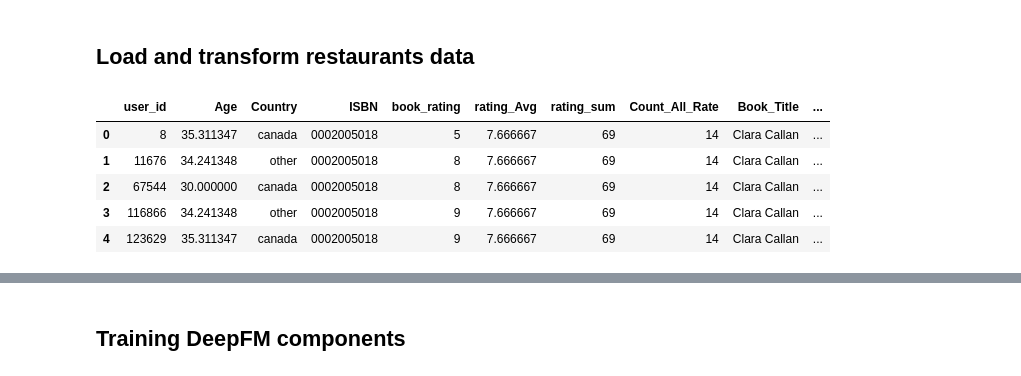
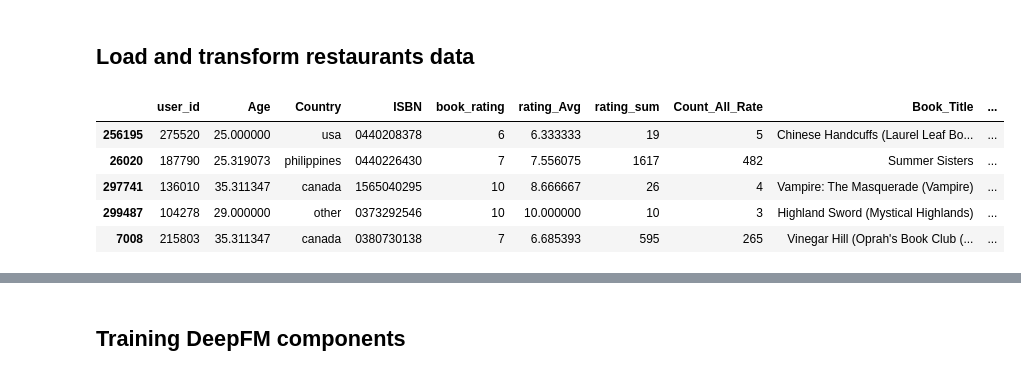
Before and after one commit to vldpro/SynEvaRec, a Jupyter notebook: notebooks/exp2.ipynb, the cells around one changed output, grey strips where cells are left out. Saved outputs shown, nothing was run; the diff lists cells and outputs as text; code cells hidden in the pictures.

```diff
--- a/notebooks/exp2.ipynb
+++ b/notebooks/exp2.ipynb
@@ -16,14 +16,15 @@ BOOKS_DATASET_PATH = "books_dataset_cleaned.csv"
 # %%
 real_dataset = pd.read_csv(BOOKS_DATASET_PATH)
 real_dataset = real_dataset.drop(["Location"], axis=1)
+real_dataset = real_dataset.sample(int(len(real_dataset) * 0.3))
 real_dataset.head()
 # %% [output]
 |  | user_id | Age | Country | ISBN | book_rating | rating_Avg | rating_sum | Count_All_Rate | Book_Title | ... |
-| 0 | 8 | 35.311347 | canada | 0002005018 | 5 | 7.666667 | 69 | 14 | Clara Callan | ... |
-| 1 | 11676 | 34.241348 | other | 0002005018 | 8 | 7.666667 | 69 | 14 | Clara Callan | ... |
-| 2 | 67544 | 30.000000 | canada | 0002005018 | 8 | 7.666667 | 69 | 14 | Clara Callan | ... |
-| 3 | 116866 | 34.241348 | other | 0002005018 | 9 | 7.666667 | 69 | 14 | Clara Callan | ... |
-| 4 | 123629 | 35.311347 | canada | 0002005018 | 9 | 7.666667 | 69 | 14 | Clara Callan | ... |
+| 256195 | 275520 | 25.000000 | usa | 0440208378 | 6 | 6.333333 | 19 | 5 | Chinese Handcuffs (Laurel Leaf Bo... | ... |
+| 26020 | 187790 | 25.319073 | philippines | 0440226430 | 7 | 7.556075 | 1617 | 482 | Summer Sisters | ... |
+| 297741 | 136010 | 35.311347 | canada | 1565040295 | 10 | 8.666667 | 26 | 4 | Vampire: The Masquerade (Vampire) | ... |
+| 299487 | 104278 | 29.000000 | other | 0373292546 | 10 | 10.000000 | 10 | 3 | Highland Sword (Mystical Highlands) | ... |
+| 7008 | 215803 | 35.311347 | canada | 0380730138 | 7 | 6.685393 | 595 | 265 | Vinegar Hill (Oprah's Book Club (... | ... |
 # %%
 real_dataset["ISBN"] = real_dataset["ISBN"].astype('category').cat.codes
 # %%
```
Also changed, not shown: parts of 18 cells of this notebook.
